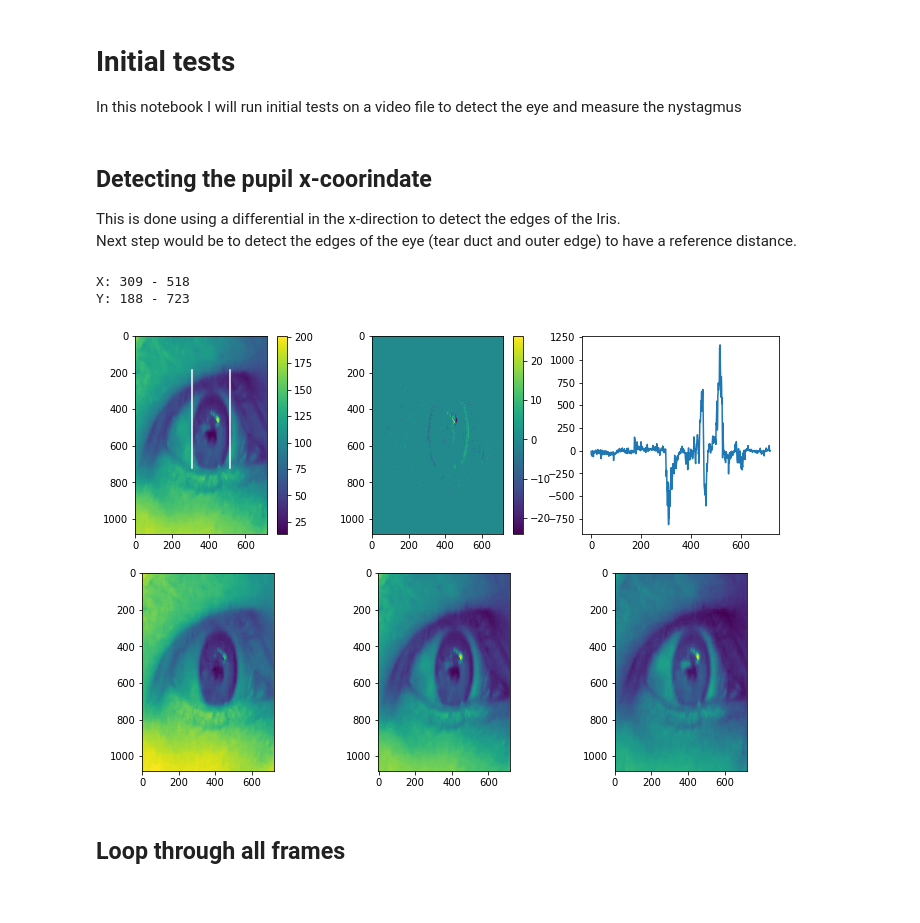
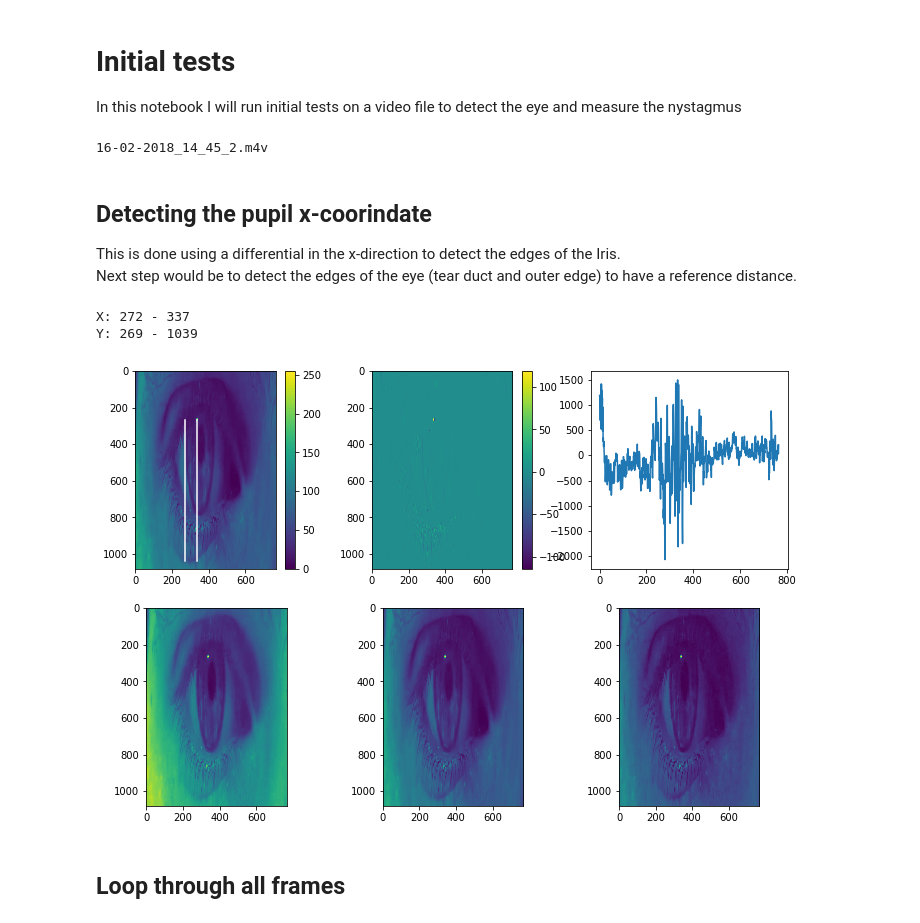
Before and after one commit to szwetsloot/Nystagmus, a Jupyter notebook: Python/14-02-2018 - Initial tests with detecting eye movement.ipynb, the cells around one changed output. Drawn from its saved outputs; the diff is of its cells as text; code cells hidden in the pictures.

```diff
--- a/Python/14-02-2018 - Initial tests with detecting eye movement.ipynb
+++ b/Python/14-02-2018 - Initial tests with detecting eye movement.ipynb
@@ -13,7 +13,8 @@ folder = '../Videos'
 vids = os.listdir(folder)
 
 # Get the first video
-vid = vids[1]
+vid = vids[2]
+print(vid)
 
 # Import the video using opencv
 fname = ''.join([folder, '/', vid])
@@ -29,22 +30,24 @@ g = np.expand_dims(frame[:,:,1], 2)
 b = np.expand_dims(frame[:,:,2], 2)
 frame = np.concatenate((b,g,r), axis=2)
 frame_std = np.std(frame, axis=2)
+# %% [output]
+16-02-2018_14_45_2.m4v
 # %% [markdown]
 ## Detecting the pupil x-coorindate
 This is done using a differential in the x-direction to detect the edges of the Iris.<br />
 Next step would be to detect the edges of the eye (tear duct and outer edge) to have a reference distance.
 # %%
 # Fetch a signle frame
-frame_gray = np.mean(frame, axis=2)
+frame_gray = np.mean(frame[:,:,1:2], axis=2)
 
 # Get the difference in the x-direction
-frame_diff_x = np.diff(frame_gray, n=1)
-frame_diff_x[np.abs(frame_diff_x) < 3] = 0
-frame_sum_x = np.sum(frame_diff_x, axis=0)
+frame_diff_x = np.diff(frame_gray, n = 1, axis = 1)
+frame_diff_x[np.abs(frame_diff_x) < 2] = 0
+frame_sum_x = np.sum(frame_diff_x, axis = 0)
 
 # Find the first significant minima
 mnx  = np.min(frame_sum_x)
-nz   = np.argwhere(frame_sum_x < mnx * 0.8)
+nz   = np.argwhere(frame_sum_x < mnx * 0.5)
 mnxs =  nz[0][0]
 
 # Find the last significant maxima
@@ -60,36 +63,36 @@ mny  = np.min(frame_sum_y)
 nz   = np.argwhere(frame_sum_y < mny * 0.8)
 mnys = nz[0][0]
 mxy  = np.max(frame_sum_y)
 nz   = np.argwhere(frame_sum_y > mxy * 0.8)
 mxys = nz[-1][0]
 
 # Display the x and y locations
 print("X: %d - %d\nY: %d - %d"%(mnxs, mxxs, mnys, mxys))
 
 # Plot the initial frame with the detected locations
 plt.figure(figsize=(12,8))
 plt.subplot(2,3,1)
 plt.imshow(frame_gray)
 plt.colorbar()
 plt.plot([mnxs, mnxs], [mxys, mnys], 'w')
 plt.plot([mxxs, mxxs], [mxys, mnys], 'w')
 
 # Plot one of the difference plots
 plt.subplot(2,3,2)
 plt.imshow(frame_diff_x)
 plt.colorbar()
 plt.subplot(2,3,3)
 plt.plot(frame_sum_x)
 
 # Plot the RGB images
 for i in range(3):
     plt.subplot(2,3,i+4)
     plt.imshow(frame[:,:,i])
 plt.show()
 # %% [output]
-X: 309 - 518
-Y: 188 - 723
+X: 272 - 337
+Y: 269 - 1039
-[figure, old version]
+[figure, new version]
 # %% [markdown]
 ## Loop through all frames
 # %%
```
Also changed, not shown: parts of 4 cells of this notebook, 13 other files.
